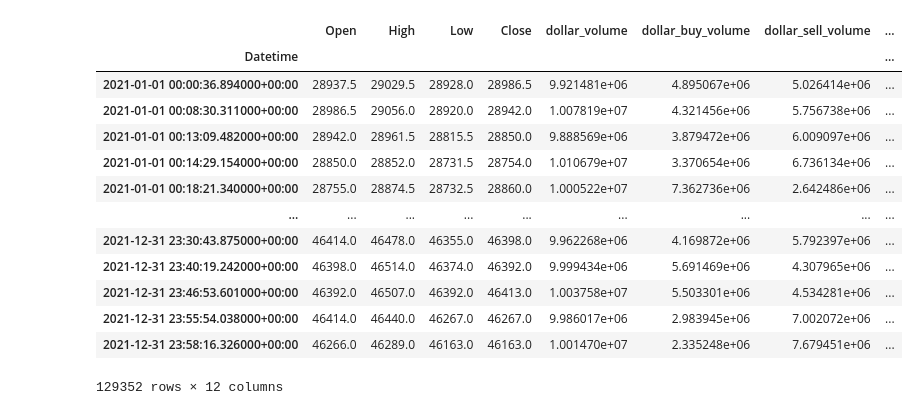
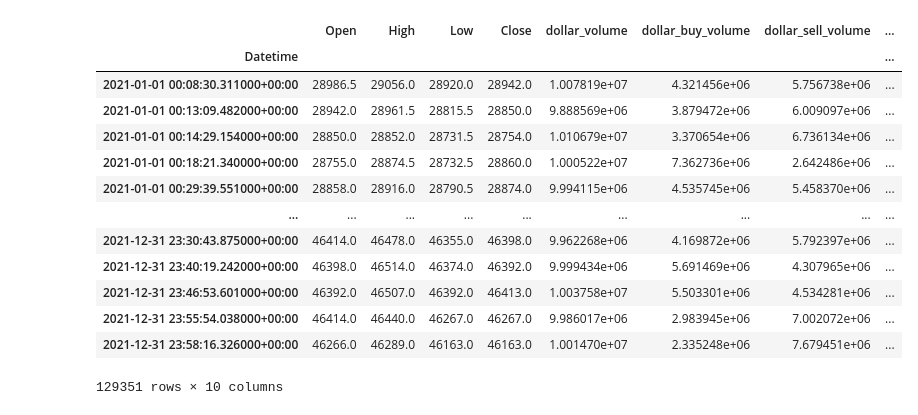
Before and after one commit to WannabeBotter/crypto_misc_jupyter, a Jupyter notebook: richman_dollarbar/richman_dollarbar.ipynb, the cells around one changed output. Saved outputs shown, nothing was run; the diff lists cells and outputs as text; code cells hidden in the pictures.

```diff
--- a/richman_dollarbar/richman_dollarbar.ipynb
+++ b/richman_dollarbar/richman_dollarbar.ipynb
@@ -32,31 +32,42 @@ _pg_config = {
 
 _dbutil = TimeScaleDBUtil(user = _pg_config['user'], password = _pg_config['password'], host = _pg_config['host'], port = _pg_config['port'], database = _pg_config['database'])
 # %%
+# 学習用ドルバーの読み込みと保存
 df_dollar = _dbutil.read_sql_query(sql = "SELECT * FROM \"ftx_btc-perp_dollarbar_10000000\" WHERE datetime >= '2021-01-01 00:00:00.000+00' AND datetime < '2022-01-01 00:00:00.000+00' ORDER BY dollar_cumsum ASC")
 df_dollar = df_dollar[['datetime', 'datetime_from', 'open', 'high', 'low', 'close', 'dollar_volume', 'dollar_buy_volume', 'dollar_sell_volume', 'dollar_liquidation_buy_volume', 'dollar_liquidation_sell_volume', 'dollar_cumsum']]
-df_dollar['fee'] = 0.00 / 100.0
-df_dollar['delta_time'] = df_dollar['datetime'].diff().view(int) // 1_000_000
-df_dollar['delta_time-1'] = 1.0 / df_dollar['delta_time']
-df_dollar['dollar_buysell_ratio'] = df_dollar['dollar_buy_volume'] / df_dollar['dollar_sell_volume']
-df_dollar = df_dollar[['datetime', 'open', 'high', 'low', 'close', 'dollar_volume', 'dollar_buy_volume', 'dollar_sell_volume', 'dollar_liquidation_buy_volume', 'dollar_liquidation_sell_volume', 'fee', 'delta_time', 'delta_time-1']]
+df_dollar['fee'] = 0.02 / 100.0
+df_dollar['delta_time'] = df_dollar['datetime'].diff()
 df_dollar = df_dollar.dropna()
-df_dollar.columns = ['Datetime', 'Open', 'High', 'Low', 'Close', 'dollar_volume', 'dollar_buy_volume', 'dollar_sell_volume', 'dollar_liquidation_buy_volume', 'dollar_liquidation_sell_volume', 'fee', 'delta_time', 'delta-time-1']
+df_dollar = df_dollar[['datetime', 'open', 'high', 'low', 'close', 'dollar_volume', 'dollar_buy_volume', 'dollar_sell_volume', 'dollar_liquidation_buy_volume', 'dollar_liquidation_sell_volume', 'fee']]
+df_dollar = df_dollar.dropna()
+df_dollar.columns = ['Datetime', 'Open', 'High', 'Low', 'Close', 'dollar_volume', 'dollar_buy_volume', 'dollar_sell_volume', 'dollar_liquidation_buy_volume', 'dollar_liquidation_sell_volume', 'fee']
 df_dollar = df_dollar.set_index("Datetime")
-df_dollar.to_pickle('df_dollar_10000000_ohlcv.pkl')
+df_dollar.to_pickle('df_dollar_10000000_ohlcv_learn.pkl')
+
+# テスト用ドルバーの読み込みと保存
+df_dollar_validation = _dbutil.read_sql_query(sql = "SELECT * FROM \"ftx_btc-perp_dollarbar_10000000\" WHERE datetime >= '2022-01-01 00:00:00.000+00' AND datetime < '2023-01-01 00:00:00.000+00' ORDER BY dollar_cumsum ASC")
+df_dollar_validation = df_dollar_validation[['datetime', 'datetime_from', 'open', 'high', 'low', 'close', 'dollar_volume', 'dollar_buy_volume', 'dollar_sell_volume', 'dollar_liquidation_buy_volume', 'dollar_liquidation_sell_volume', 'dollar_cumsum']]
+df_dollar_validation['fee'] = 0.02 / 100.0
+df_dollar_validation = df_dollar_validation[['datetime', 'open', 'high', 'low', 'close', 'dollar_volume', 'dollar_buy_volume', 'dollar_sell_volume', 'dollar_liquidation_buy_volume', 'dollar_liquidation_sell_volume', 'fee']]
+df_dollar_validation = df_dollar_validation.dropna()
+df_dollar_validation.columns = ['Datetime', 'Open', 'High', 'Low', 'Close', 'dollar_volume', 'dollar_buy_volume', 'dollar_sell_volume', 'dollar_liquidation_buy_volume', 'dollar_liquidation_sell_volume', 'fee']
+df_dollar_validation = df_dollar_validation.set_index("Datetime")
+df_dollar_validation.to_pickle('df_dollar_10000000_ohlcv_validation.pkl')
+
 display(df_dollar)
 #mpf.plot(df_dollar, volume=False, figratio=(12, 6))
 # %% [output]
 |  | Open | High | Low | Close | dollar_volume | dollar_buy_volume | dollar_sell_volume | ... |
 | Datetime |  |  |  |  |  |  |  | ... |
-| 2021-01-01 00:00:36.894000+00:00 | 28937.5 | 29029.5 | 28928.0 | 28986.5 | 9.921481e+06 | 4.895067e+06 | 5.026414e+06 | ... |
 | 2021-01-01 00:08:30.311000+00:00 | 28986.5 | 29056.0 | 28920.0 | 28942.0 | 1.007819e+07 | 4.321456e+06 | 5.756738e+06 | ... |
 | 2021-01-01 00:13:09.482000+00:00 | 28942.0 | 28961.5 | 28815.5 | 28850.0 | 9.888569e+06 | 3.879472e+06 | 6.009097e+06 | ... |
 | 2021-01-01 00:14:29.154000+00:00 | 28850.0 | 28852.0 | 28731.5 | 28754.0 | 1.010679e+07 | 3.370654e+06 | 6.736134e+06 | ... |
 | 2021-01-01 00:18:21.340000+00:00 | 28755.0 | 28874.5 | 28732.5 | 28860.0 | 1.000522e+07 | 7.362736e+06 | 2.642486e+06 | ... |
+| 2021-01-01 00:29:39.551000+00:00 | 28858.0 | 28916.0 | 28790.5 | 28874.0 | 9.994115e+06 | 4.535745e+06 | 5.458370e+06 | ... |
 | ... | ... | ... | ... | ... | ... | ... | ... | ... |
 | 2021-12-31 23:30:43.875000+00:00 | 46414.0 | 46478.0 | 46355.0 | 46398.0 | 9.962268e+06 | 4.169872e+06 | 5.792397e+06 | ... |
 | 2021-12-31 23:40:19.242000+00:00 | 46398.0 | 46514.0 | 46374.0 | 46392.0 | 9.999434e+06 | 5.691469e+06 | 4.307965e+06 | ... |
 | 2021-12-31 23:46:53.601000+00:00 | 46392.0 | 46507.0 | 46392.0 | 46413.0 | 1.003758e+07 | 5.503301e+06 | 4.534281e+06 | ... |
 | 2021-12-31 23:55:54.038000+00:00 | 46414.0 | 46440.0 | 46267.0 | 46267.0 | 9.986017e+06 | 2.983945e+06 | 7.002072e+06 | ... |
 | 2021-12-31 23:58:16.326000+00:00 | 46266.0 | 46289.0 | 46163.0 | 46163.0 | 1.001470e+07 | 2.335248e+06 | 7.679451e+06 | ... |
-129352 rows × 12 columns
+129351 rows × 10 columns
```
Also changed, not shown: parts of 13 cells of this notebook.
